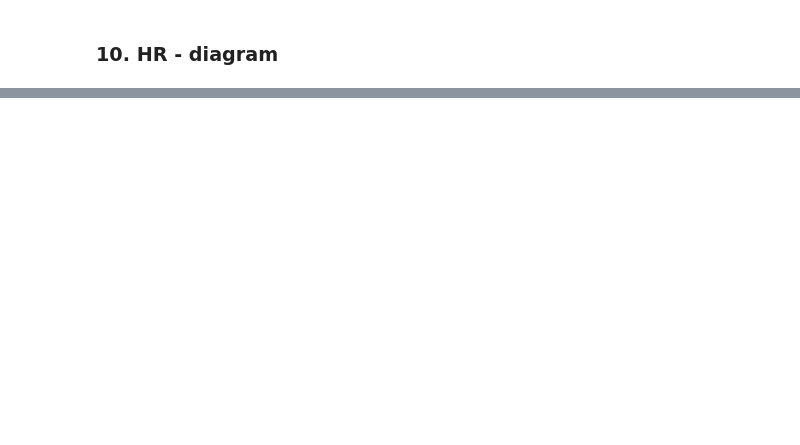
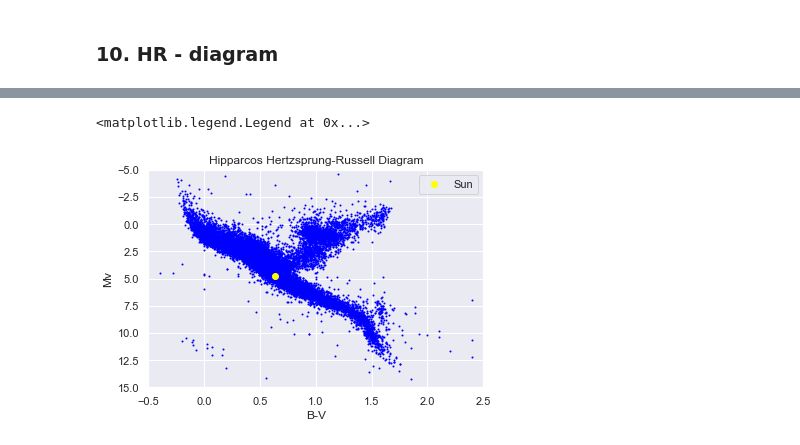
Before and after one commit to lilianasku/Hipparcos-with-Python, a Jupyter notebook: notebooks/Stars-Of-Hipparcos-Catalogue.ipynb, the cells around one changed output, grey strips where cells are left out. Cells and saved outputs as stored; diff of their text form; code cells hidden in the pictures; blank space fills up the shorter version.

```diff
--- a/notebooks/Stars-Of-Hipparcos-Catalogue.ipynb
+++ b/notebooks/Stars-Of-Hipparcos-Catalogue.ipynb
@@ -292,0 +302,4 @@ def HR_plot(col_x, col_y, x_start, x_end, y_start, y_end, clr):
+# %%
+#selecting stars with the relative errors in parallax: e_Plx/abs(Plx) < 10 %
+hip = hip_stars.loc[(hip_stars['e_Plx']/hip_stars['Plx'].abs())<0.10]
+hip.info()
@@ -292,0 +326,9 @@ def HR_plot(col_x, col_y, x_start, x_end, y_start, y_end, clr):
+# %%
+HR_plot(hip['B-V'], hip['Mv'], -0.5, 2.5, 15,-5, 'blue')
+
+#Sun's position at 0.63, 4.8
+yellow_dot = plt.plot(0.63,4.8, marker='o', color='yellow', linestyle='none')
+plt.legend(yellow_dot, ['Sun'])
+# %% [output]
+<matplotlib.legend.Legend at 0x...>
+[figure, added]
```
Also changed, not shown: parts of 6 cells of this notebook.
